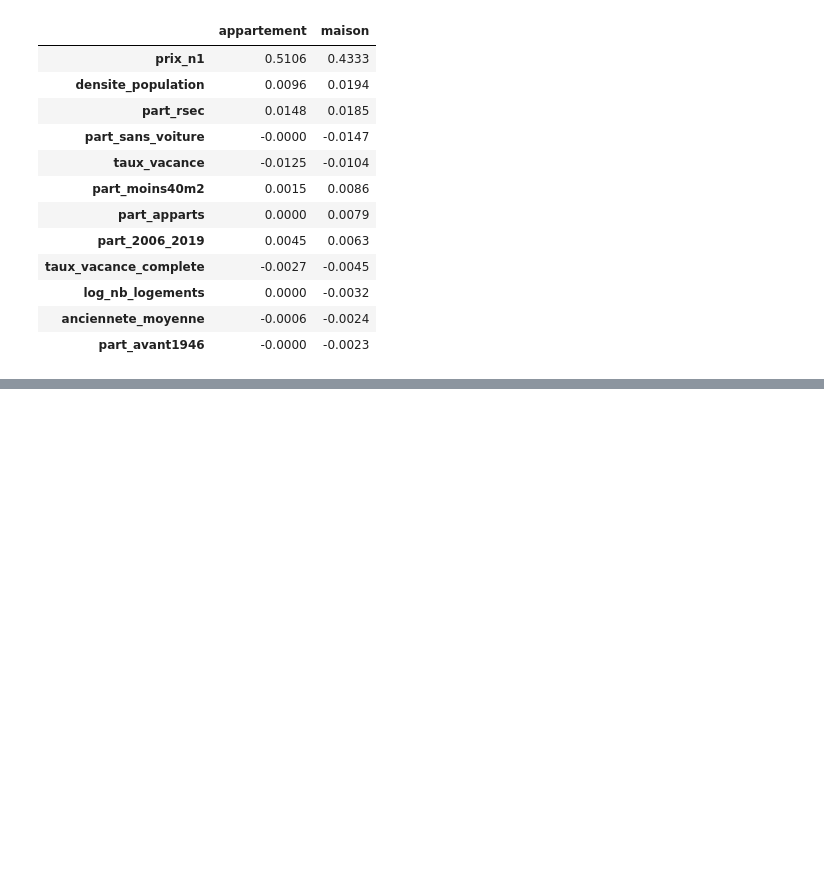
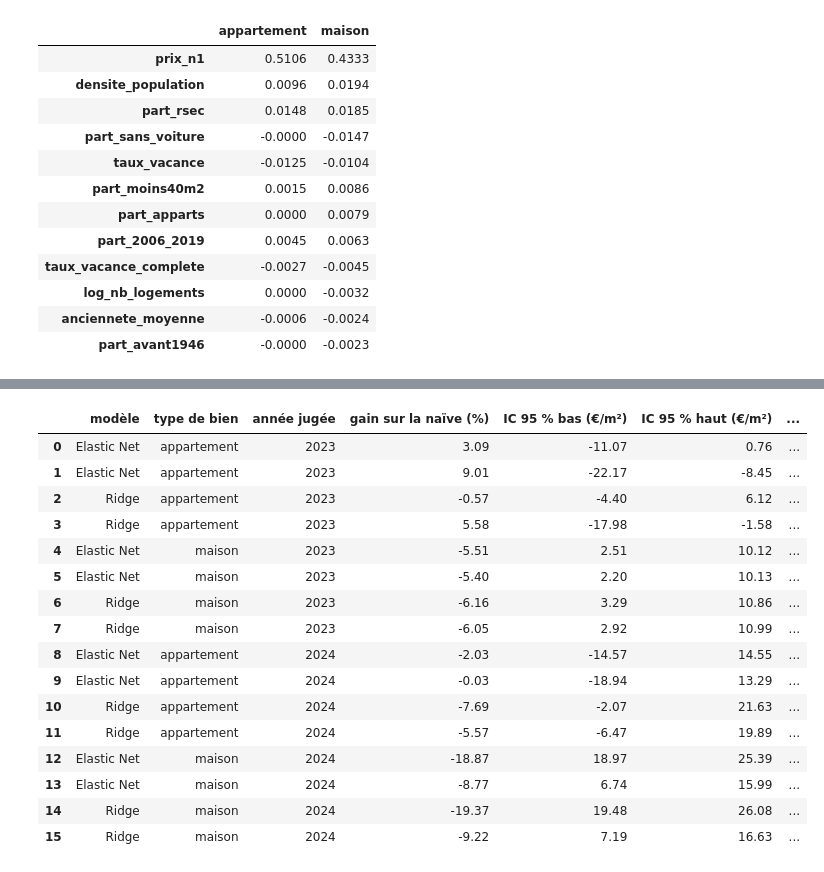
Before and after one commit to cecile-learns/projet_compagnon, a Jupyter notebook: 03_modelisation/H3_globale.ipynb, the cells around one changed output, grey strips where cells are left out. Saved outputs shown, nothing was run; the diff lists cells and outputs as text; code cells hidden in the pictures; blank space fills up the shorter version.

```diff
--- a/03_modelisation/H3_globale.ipynb
+++ b/03_modelisation/H3_globale.ipynb
@@ -758,0 +812,28 @@ coef.loc[(coef != 0).any(axis=1)].sort_values("maison", key=abs, ascending=False
+# %%
+resultats_t1, tests_t1, parts = [], [], []
+for nom_modele, etiquette in [(ELASTIC, "Elastic Net"), (RIDGE, "Ridge")]:
+    for annee, (app, ev) in FENETRES.items():
+        prev = previsions[(nom_modele, annee)]
+        type_bien = ev.index.get_level_values("type_bien")
+        err = prev - ev[CIBLE]                                              # signée : positive = surestimation
+        part_commune = err.groupby(type_bien).transform("mean")             # erreur moyenne de tous les territoires
+        prev_sans = prev - part_commune                                     # prévision sans la part commune
+        err_naive = ev["prix_n1"] - ev[CIBLE]
+        part_commune_naive = err_naive.groupby(type_bien).transform("mean")
+        ev_naive_sans = ev.copy()
+        ev_naive_sans["prix_n1"] = ev["prix_n1"] - part_commune_naive      # naïve sans sa part commune
+        nom1 = f"{HYPOTHESE} – T1 – {etiquette} sans part commune, contre naïve"
+        nom2 = f"{HYPOTHESE} – T1 – {etiquette} sans part commune, contre naïve sans part commune"
+        evaluer(nom1, ev, prev_sans, resultats_t1); tester(nom1, ev, prev_sans, tests_t1)
+        evaluer(nom2, ev_naive_sans, prev_sans, resultats_t1); tester(nom2, ev_naive_sans, prev_sans, tests_t1)
+        for tb in TYPES_T1:
+            sel = type_bien == tb
+            parts.append({"modèle": etiquette, "année jugée": annee, "type de bien": tb,
+                          "part commune du modèle (€/m²)": part_commune[sel].iloc[0],
+                          "part commune de la naïve (€/m²)": part_commune_naive[sel].iloc[0],
+                          "MAE modèle (€/m²)": err[sel].abs().mean(),
+                          "MAE modèle sans part commune (€/m²)": (err - part_commune)[sel].abs().mean(),
+                          "MAE naïve (€/m²)": err_naive[sel].abs().mean(),
+                          "MAE naïve sans part commune (€/m²)": (err_naive - part_commune_naive)[sel].abs().mean()})
+parts = pd.DataFrame(parts).set_index(["modèle", "année jugée", "type de bien"])
+parts.round(1)
@@ -758,0 +851,26 @@ coef.loc[(coef != 0).any(axis=1)].sort_values("maison", key=abs, ascending=False
+# %%
+rt, tt = pd.DataFrame(resultats_t1), pd.DataFrame(tests_t1)
+cles = ["modèle", "type de bien", "année jugée"]
+t1 = rt[cles + ["gain sur la naïve (%)"]].merge(tt[cles + ["IC 95 % bas (€/m²)", "IC 95 % haut (€/m²)", "rang-bisériale"]], on=cles)
+t1["comparaison"] = t1["modèle"].str.contains("contre naïve sans part commune").map({True: "naïve sans part commune (égalité)", False: "naïve telle quelle"})
+t1["modèle"] = t1["modèle"].str.extract(r"T1 – (Elastic Net|Ridge)")
+t1["règle 1.5 remplie"] = (t1["IC 95 % haut (€/m²)"] < 0) & (t1["rang-bisériale"] < 0) & (t1["gain sur la naïve (%)"] >= SEUIL_GAIN)
+t1.sort_values(["année jugée", "type de bien", "modèle", "comparaison"]).round(2).reset_index(drop=True)
+# %% [output]
+|  | modèle | type de bien | année jugée | gain sur la naïve (%) | IC 95 % bas (€/m²) | IC 95 % haut (€/m²) | ... |
+| 0 | Elastic Net | appartement | 2023 | 3.09 | -11.07 | 0.76 | ... |
+| 1 | Elastic Net | appartement | 2023 | 9.01 | -22.17 | -8.45 | ... |
+| 2 | Ridge | appartement | 2023 | -0.57 | -4.40 | 6.12 | ... |
+| 3 | Ridge | appartement | 2023 | 5.58 | -17.98 | -1.58 | ... |
+| 4 | Elastic Net | maison | 2023 | -5.51 | 2.51 | 10.12 | ... |
+| 5 | Elastic Net | maison | 2023 | -5.40 | 2.20 | 10.13 | ... |
+| 6 | Ridge | maison | 2023 | -6.16 | 3.29 | 10.86 | ... |
+| 7 | Ridge | maison | 2023 | -6.05 | 2.92 | 10.99 | ... |
+| 8 | Elastic Net | appartement | 2024 | -2.03 | -14.57 | 14.55 | ... |
+| 9 | Elastic Net | appartement | 2024 | -0.03 | -18.94 | 13.29 | ... |
+| 10 | Ridge | appartement | 2024 | -7.69 | -2.07 | 21.63 | ... |
+| 11 | Ridge | appartement | 2024 | -5.57 | -6.47 | 19.89 | ... |
+| 12 | Elastic Net | maison | 2024 | -18.87 | 18.97 | 25.39 | ... |
+| 13 | Elastic Net | maison | 2024 | -8.77 | 6.74 | 15.99 | ... |
+| 14 | Ridge | maison | 2024 | -19.37 | 19.48 | 26.08 | ... |
+| 15 | Ridge | maison | 2024 | -9.22 | 7.19 | 16.63 | ... |
```
Also changed, not shown: parts of 7 cells of this notebook, 1 other file.
